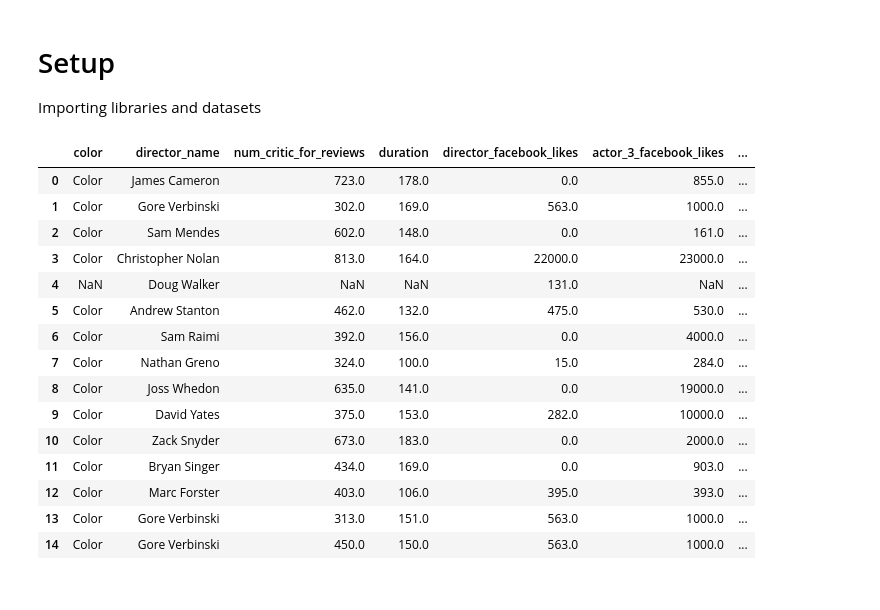
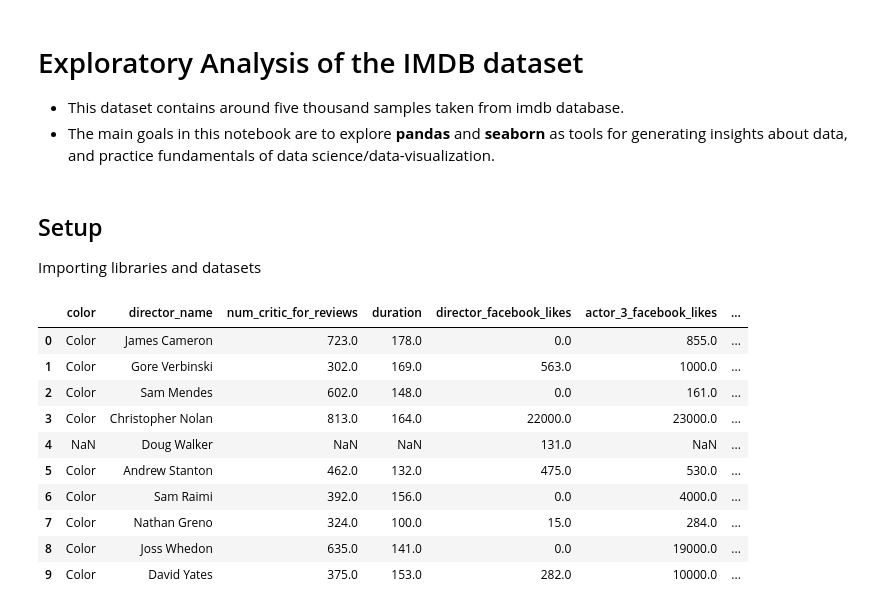
Before and after one commit to lucas-t-reis/data-science, a Jupyter notebook: Imdb.ipynb, the cells around one changed output. Saved outputs shown, nothing was run; the diff lists cells and outputs as text; code cells hidden in the pictures.

Commit message:
Imdb exploratory analysis update

```diff
--- a/Imdb.ipynb
+++ b/Imdb.ipynb
@@ -1,31 +1,30 @@
 # %% [markdown]
 <a href="https://colab.research.google.com/github/lucas-t-reis/data-science/blob/master/Imdb.ipynb" target="_parent"><img src="https://colab.research.google.com/assets/colab-badge.svg" alt="Open In Colab"/></a>
+# %% [markdown]
+# Exploratory Analysis of the IMDB dataset
+- This dataset contains around five thousand samples taken from imdb database.
+- The main goals in this notebook are to explore **pandas** and **seaborn** as tools for generating insights about data, and practice fundamentals of data science/data-visualization.
 # %% [markdown]
-# Setup
+## Setup
 Importing libraries and datasets
 # %%
 import matplotlib.pyplot as plt
 import seaborn as sns
 import pandas as pd
 import numpy as np
 
 imdb = pd.read_csv("https://raw.githubusercontent.com/lucas-t-reis/data-science/master/datasets/imdb/imdb5000.csv")
-imdb.head(15)
+imdb.head(10)
 # %% [output]
 |  | color | director_name | num_critic_for_reviews | duration | director_facebook_likes | actor_3_facebook_likes | ... |
 | 0 | Color | James Cameron | 723.0 | 178.0 | 0.0 | 855.0 | ... |
 | 1 | Color | Gore Verbinski | 302.0 | 169.0 | 563.0 | 1000.0 | ... |
 | 2 | Color | Sam Mendes | 602.0 | 148.0 | 0.0 | 161.0 | ... |
 | 3 | Color | Christopher Nolan | 813.0 | 164.0 | 22000.0 | 23000.0 | ... |
 | 4 | NaN | Doug Walker | NaN | NaN | 131.0 | NaN | ... |
 | 5 | Color | Andrew Stanton | 462.0 | 132.0 | 475.0 | 530.0 | ... |
 | 6 | Color | Sam Raimi | 392.0 | 156.0 | 0.0 | 4000.0 | ... |
 | 7 | Color | Nathan Greno | 324.0 | 100.0 | 15.0 | 284.0 | ... |
 | 8 | Color | Joss Whedon | 635.0 | 141.0 | 0.0 | 19000.0 | ... |
 | 9 | Color | David Yates | 375.0 | 153.0 | 282.0 | 10000.0 | ... |
-| 10 | Color | Zack Snyder | 673.0 | 183.0 | 0.0 | 2000.0 | ... |
-| 11 | Color | Bryan Singer | 434.0 | 169.0 | 0.0 | 903.0 | ... |
-| 12 | Color | Marc Forster | 403.0 | 106.0 | 395.0 | 393.0 | ... |
-| 13 | Color | Gore Verbinski | 313.0 | 151.0 | 563.0 | 1000.0 | ... |
-| 14 | Color | Gore Verbinski | 450.0 | 150.0 | 563.0 | 1000.0 | ... |
 # %% [markdown]
```
Also changed, not shown: parts of 12 cells of this notebook.
